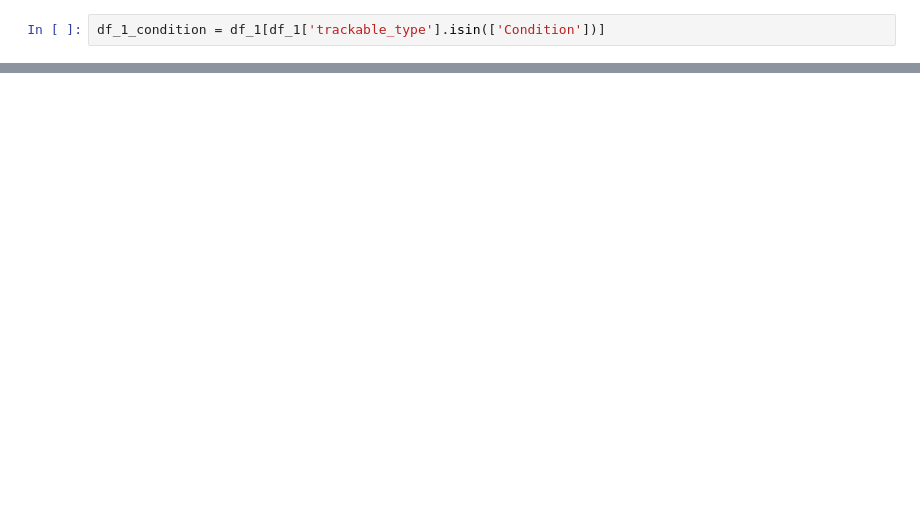
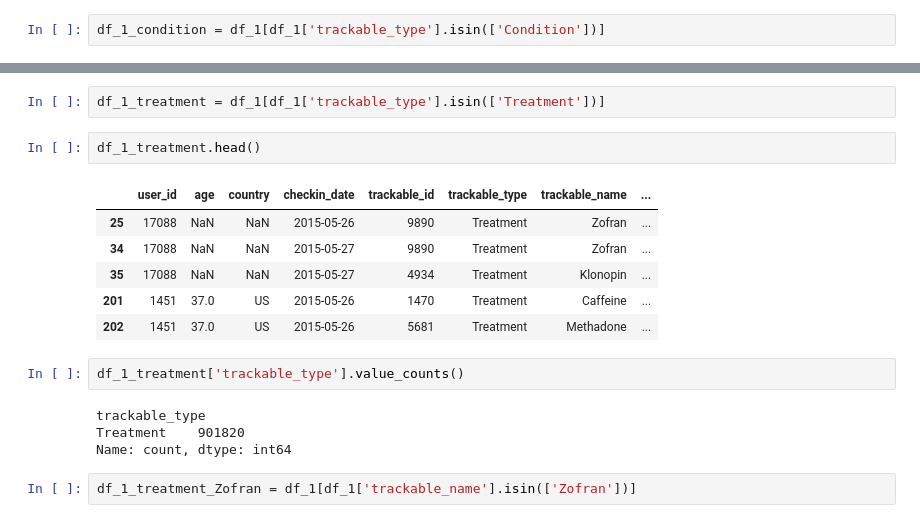
Before and after one commit to joydowns/Data-Science-Final-Project-Chronic-Illness, a Jupyter notebook: Final Project - JD.ipynb, the cells around one changed output, grey strips where cells are left out. Drawn from its saved outputs; the diff is of its cells as text; blank space fills up the shorter version.

```diff
--- a/Final Project - JD.ipynb
+++ b/Final Project - JD.ipynb
@@ -176,0 +274,19 @@ Name: count, dtype: int64
+# %%
+df_1_treatment = df_1[df_1['trackable_type'].isin(['Treatment'])]
+# %%
+df_1_treatment.head()
+# %% [output]
+|  | user_id | age | country | checkin_date | trackable_id | trackable_type | trackable_name | ... |
+| 25 | 17088 | NaN | NaN | 2015-05-26 | 9890 | Treatment | Zofran | ... |
+| 34 | 17088 | NaN | NaN | 2015-05-27 | 9890 | Treatment | Zofran | ... |
+| 35 | 17088 | NaN | NaN | 2015-05-27 | 4934 | Treatment | Klonopin | ... |
+| 201 | 1451 | 37.0 | US | 2015-05-26 | 1470 | Treatment | Caffeine | ... |
+| 202 | 1451 | 37.0 | US | 2015-05-26 | 5681 | Treatment | Methadone | ... |
+# %%
+df_1_treatment['trackable_type'].value_counts()
+# %% [output]
+trackable_type
+Treatment    901820
+Name: count, dtype: int64
+# %%
+df_1_treatment_Zofran = df_1[df_1['trackable_name'].isin(['Zofran'])]
```
Also changed, not shown: parts of 35 cells of this notebook.
